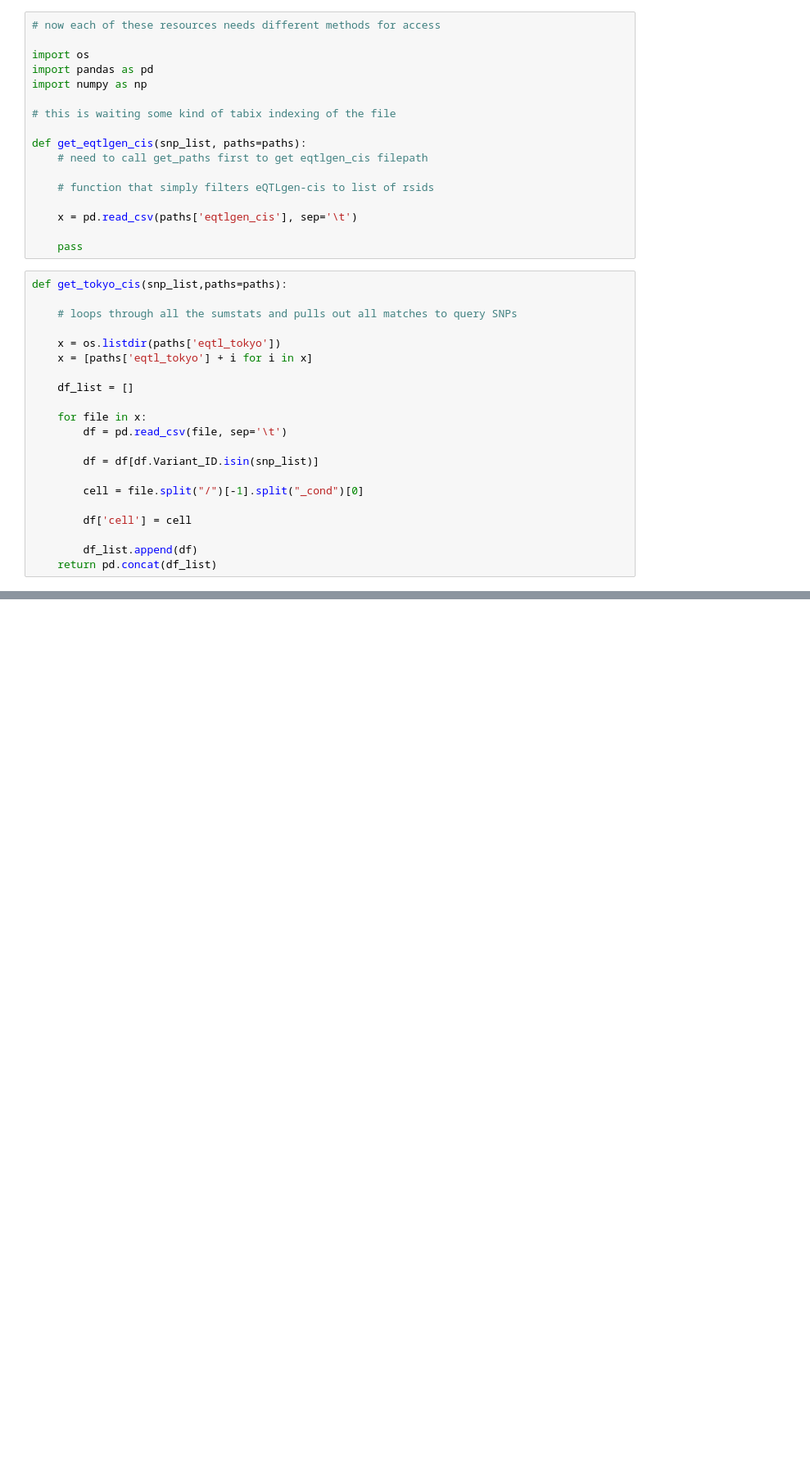
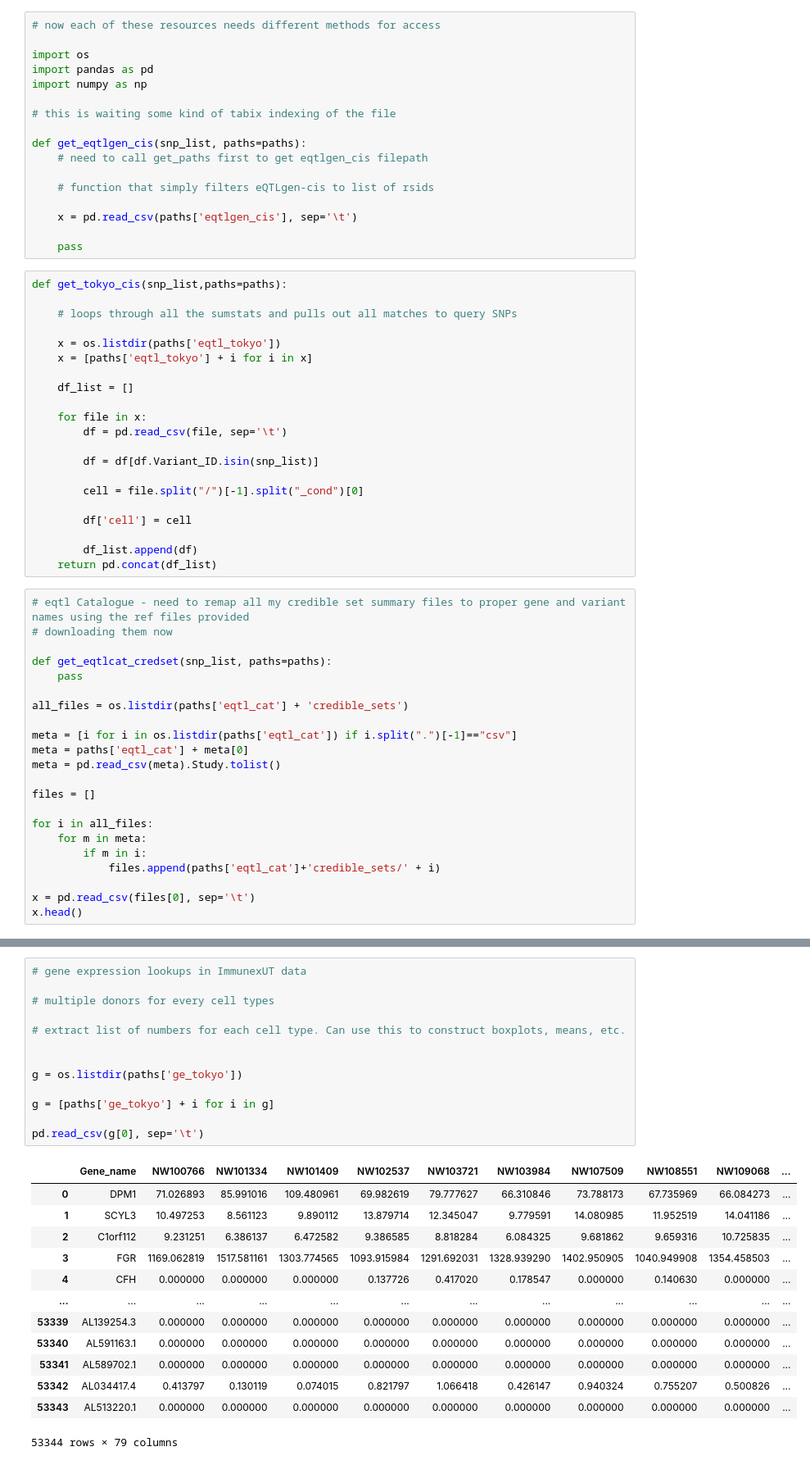
Before and after one commit to zainomarali/ImmuneGWAS, a Jupyter notebook: prototyping/Scratch.ipynb, the cells around one changed output, grey strips where cells are left out. Shown: that part at 82% size. Drawn from its saved outputs; the diff is of its cells as text; blank space fills up the shorter version.

Commit message:
implement gex lookups

```diff
--- a/prototyping/Scratch.ipynb
+++ b/prototyping/Scratch.ipynb
@@ -51,3 +114,25 @@ def get_tokyo_cis(snp_list,paths=paths):
 
         df_list.append(df)
     return pd.concat(df_list)
+# %%
+# eqtl Catalogue - need to remap all my credible set summary files to proper gene and variant names using the ref files provided
+# downloading them now
+
+def get_eqtlcat_credset(snp_list, paths=paths):
+    pass
+
+all_files = os.listdir(paths['eqtl_cat'] + 'credible_sets')
+
+meta = [i for i in os.listdir(paths['eqtl_cat']) if i.split(".")[-1]=="csv"]
+meta = paths['eqtl_cat'] + meta[0]
+meta = pd.read_csv(meta).Study.tolist()
+
+files = []
+
+for i in all_files:
+    for m in meta:
+        if m in i:
+            files.append(paths['eqtl_cat']+'credible_sets/' + i)
+
+x = pd.read_csv(files[0], sep='\t')
+x.head()
@@ -53,0 +146,27 @@ def get_tokyo_cis(snp_list,paths=paths):
+# %%
+# gene expression lookups in ImmunexUT data
+
+# multiple donors for every cell types
+
+# extract list of numbers for each cell type. Can use this to construct boxplots, means, etc.
+
+
+g = os.listdir(paths['ge_tokyo'])
+
+g = [paths['ge_tokyo'] + i for i in g]
+
+pd.read_csv(g[0], sep='\t')
+# %% [output]
+|  | Gene_name | NW100766 | NW101334 | NW101409 | NW102537 | NW103721 | NW103984 | NW107509 | NW108551 | NW109068 | ... |
+| 0 | DPM1 | 71.026893 | 85.991016 | 109.480961 | 69.982619 | 79.777627 | 66.310846 | 73.788173 | 67.735969 | 66.084273 | ... |
+| 1 | SCYL3 | 10.497253 | 8.561123 | 9.890112 | 13.879714 | 12.345047 | 9.779591 | 14.080985 | 11.952519 | 14.041186 | ... |
+| 2 | C1orf112 | 9.231251 | 6.386137 | 6.472582 | 9.386585 | 8.818284 | 6.084325 | 9.681862 | 9.659316 | 10.725835 | ... |
+| 3 | FGR | 1169.062819 | 1517.581161 | 1303.774565 | 1093.915984 | 1291.692031 | 1328.939290 | 1402.950905 | 1040.949908 | 1354.458503 | ... |
+| 4 | CFH | 0.000000 | 0.000000 | 0.000000 | 0.137726 | 0.417020 | 0.178547 | 0.000000 | 0.140630 | 0.000000 | ... |
+| ... | ... | ... | ... | ... | ... | ... | ... | ... | ... | ... | ... |
+| 53339 | AL139254.3 | 0.000000 | 0.000000 | 0.000000 | 0.000000 | 0.000000 | 0.000000 | 0.000000 | 0.000000 | 0.000000 | ... |
+| 53340 | AL591163.1 | 0.000000 | 0.000000 | 0.000000 | 0.000000 | 0.000000 | 0.000000 | 0.000000 | 0.000000 | 0.000000 | ... |
+| 53341 | AL589702.1 | 0.000000 | 0.000000 | 0.000000 | 0.000000 | 0.000000 | 0.000000 | 0.000000 | 0.000000 | 0.000000 | ... |
+| 53342 | AL034417.4 | 0.413797 | 0.130119 | 0.074015 | 0.821797 | 1.066418 | 0.426147 | 0.940324 | 0.755207 | 0.500826 | ... |
+| 53343 | AL513220.1 | 0.000000 | 0.000000 | 0.000000 | 0.000000 | 0.000000 | 0.000000 | 0.000000 | 0.000000 | 0.000000 | ... |
+53344 rows × 79 columns
```
Also changed, not shown: parts of 11 cells of this notebook, 1 other file.
